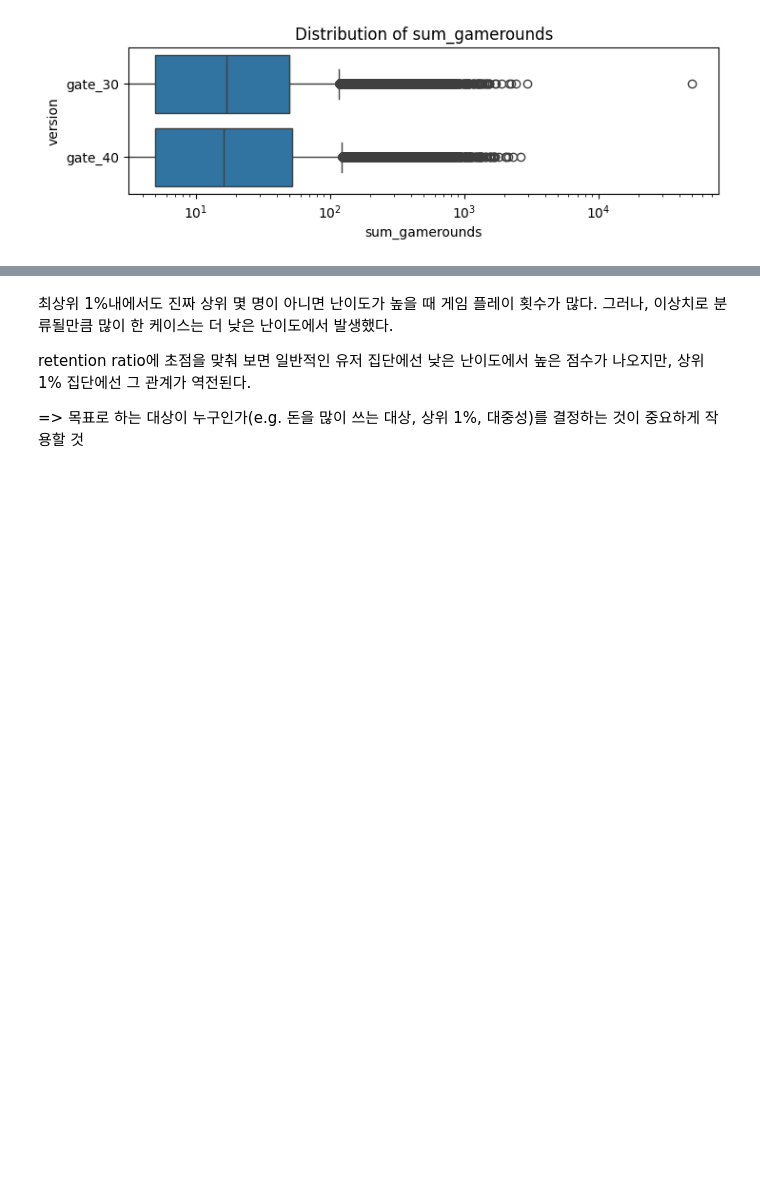
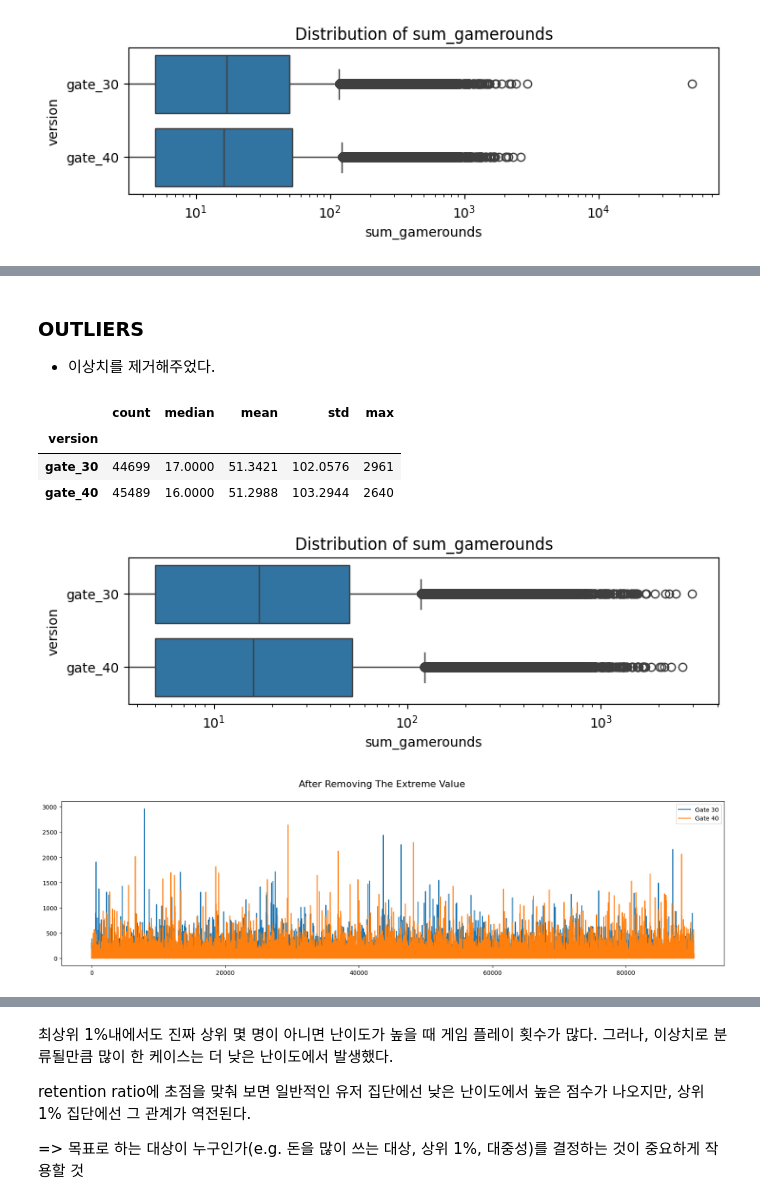
Before and after one commit to uowol/Kaggle-Data-Analysis, a Jupyter notebook: workplace/cookie_cats/250105_describe_data.ipynb, the cells around one changed output, grey strips where cells are left out. Saved outputs shown, nothing was run; the diff lists cells and outputs as text; code cells hidden in the pictures; blank space fills up the shorter version.

```diff
--- a/workplace/cookie_cats/250105_describe_data.ipynb
+++ b/workplace/cookie_cats/250105_describe_data.ipynb
@@ -165,0 +98,19 @@ _ = get_stats(upper_data, info_keys=['count', 'mean', 'median'])
+# %% [markdown]
+### OUTLIERS
+- 이상치를 제거해주었다.
+# %%
+# remove outliers
+_data = data[data.sum_gamerounds < data.sum_gamerounds.max()]
+display(_data.groupby("version").sum_gamerounds.agg(["count", "median", "mean", "std", "max"]))
+draw_distribution(_data, "sum_gamerounds", hue='version', shape='box', log_scale=True, transpose=True)
+_data[_data.version=='gate_30'].sum_gamerounds.plot(legend=True, label="Gate 30", figsize=(20, 5))
+_data[_data.version=='gate_40'].sum_gamerounds.plot(legend=True, label="Gate 40", figsize=(20, 5))
+plt.suptitle("After Removing The Extreme Value", fontsize=16)
+plt.show()
+# %% [output]
+|  | count | median | mean | std | max |
+| version |  |  |  |  |  |
+| gate_30 | 44699 | 17.0000 | 51.3421 | 102.0576 | 2961 |
+| gate_40 | 45489 | 16.0000 | 51.2988 | 103.2944 | 2640 |
+[figure, added]
+[figure, added]
```
Also changed, not shown: parts of 18 cells of this notebook.
